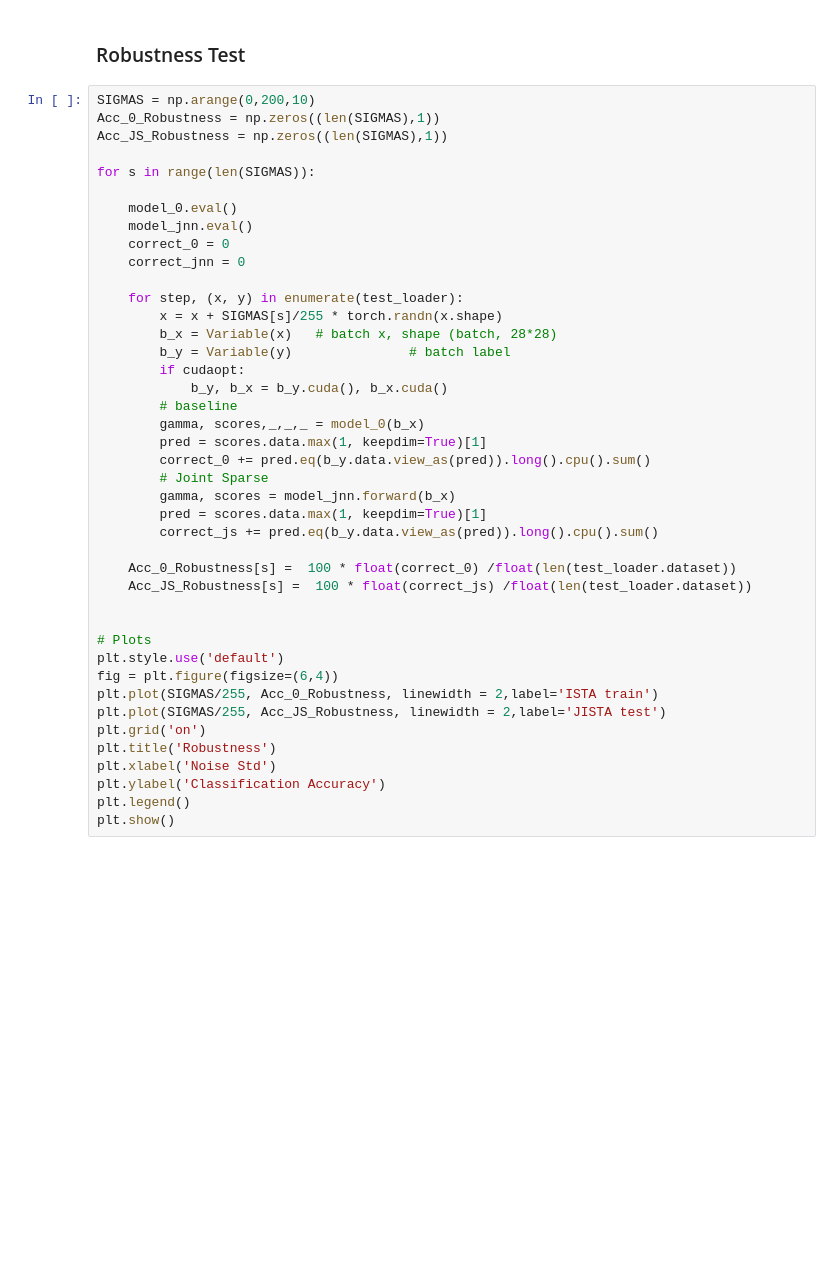
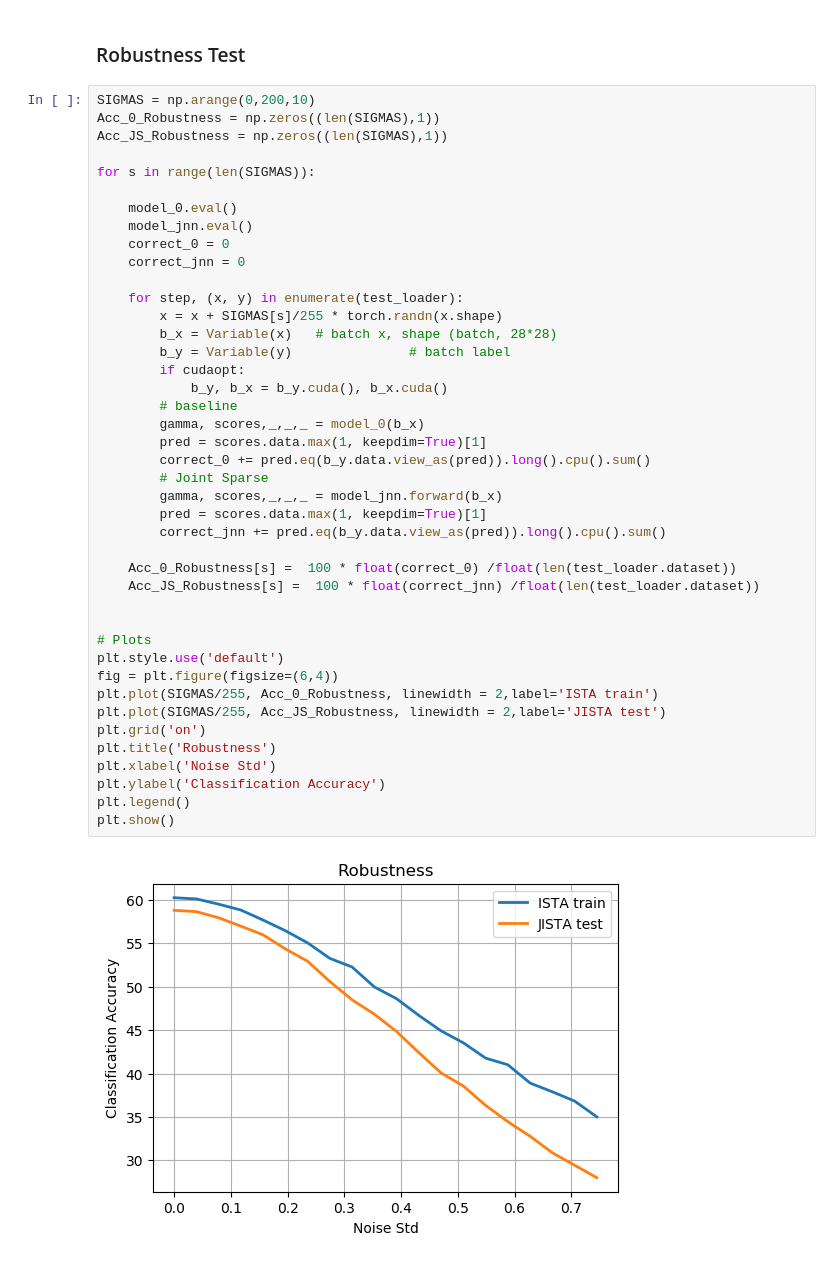
Before and after one commit to mm5110/sparse-structures-for-classification, a Jupyter notebook: joint/dev/ML_ISTA/Mike/joint_vs_standard_nn_SVHN.ipynb, the cells around one changed output. Cells and saved outputs as stored; diff of their text form; blank space fills up the shorter version.

```diff
--- a/joint/dev/ML_ISTA/Mike/joint_vs_standard_nn_SVHN.ipynb
+++ b/joint/dev/ML_ISTA/Mike/joint_vs_standard_nn_SVHN.ipynb
@@ -359,33 +489,35 @@ for s in range(len(SIGMAS)):
     correct_0 = 0
     correct_jnn = 0
 
     for step, (x, y) in enumerate(test_loader):
         x = x + SIGMAS[s]/255 * torch.randn(x.shape)
         b_x = Variable(x)   # batch x, shape (batch, 28*28)
         b_y = Variable(y)               # batch label
         if cudaopt:
             b_y, b_x = b_y.cuda(), b_x.cuda()
         # baseline
         gamma, scores,_,_,_ = model_0(b_x)
         pred = scores.data.max(1, keepdim=True)[1]
         correct_0 += pred.eq(b_y.data.view_as(pred)).long().cpu().sum()
         # Joint Sparse
-        gamma, scores = model_jnn.forward(b_x)
+        gamma, scores,_,_,_ = model_jnn.forward(b_x)
         pred = scores.data.max(1, keepdim=True)[1]
-        correct_js += pred.eq(b_y.data.view_as(pred)).long().cpu().sum()
+        correct_jnn += pred.eq(b_y.data.view_as(pred)).long().cpu().sum()
 
     Acc_0_Robustness[s] =  100 * float(correct_0) /float(len(test_loader.dataset))
-    Acc_JS_Robustness[s] =  100 * float(correct_js) /float(len(test_loader.dataset))
+    Acc_JS_Robustness[s] =  100 * float(correct_jnn) /float(len(test_loader.dataset))
 
 
 # Plots
 plt.style.use('default')
 fig = plt.figure(figsize=(6,4))
 plt.plot(SIGMAS/255, Acc_0_Robustness, linewidth = 2,label='ISTA train')
 plt.plot(SIGMAS/255, Acc_JS_Robustness, linewidth = 2,label='JISTA test')
 plt.grid('on')
 plt.title('Robustness')
 plt.xlabel('Noise Std')
 plt.ylabel('Classification Accuracy')
 plt.legend()
 plt.show()
+# %% [output]
+[figure, added]
```
Also changed, not shown: parts of 11 cells of this notebook, 1 other file.
